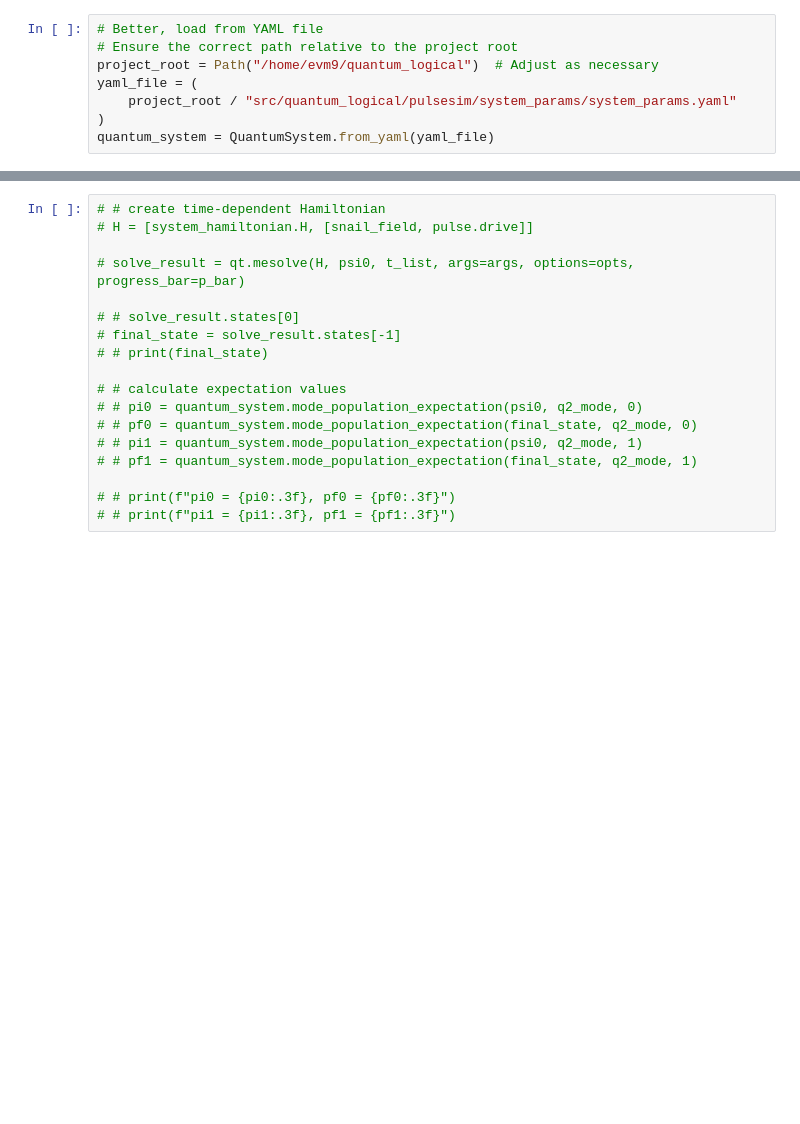
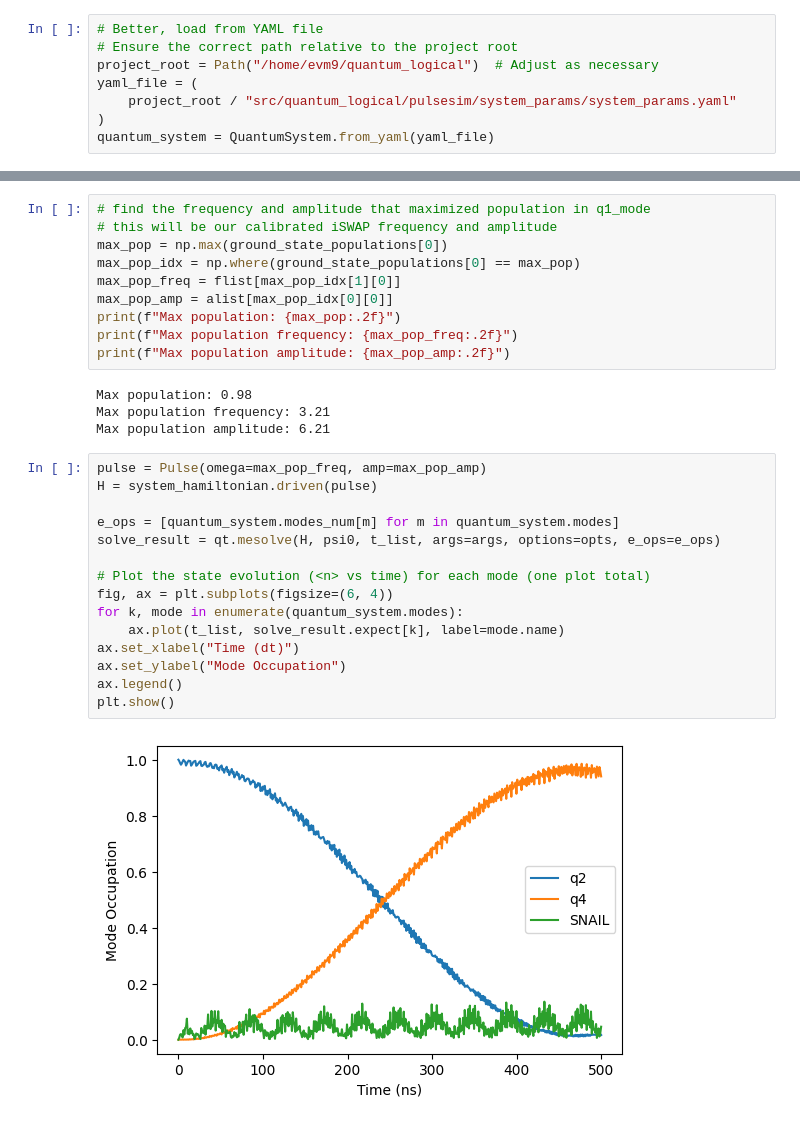
Before and after one commit to Pitt-JonesLab/quantum_logical, a Jupyter notebook: src/notebooks/pulse_sim/01_snail_qubit.ipynb, the cells around one changed output, grey strips where cells are left out. Cells and saved outputs as stored; diff of their text form; blank space fills up the shorter version.

```diff
--- a/src/notebooks/pulse_sim/01_snail_qubit.ipynb
+++ b/src/notebooks/pulse_sim/01_snail_qubit.ipynb
@@ -139,18 +141,31 @@ plt.show()
-# %%
-# # create time-dependent Hamiltonian
-# H = [system_hamiltonian.H, [snail_field, pulse.drive]]
-
-# solve_result = qt.mesolve(H, psi0, t_list, args=args, options=opts, progress_bar=p_bar)
-
-# # solve_result.states[0]
-# final_state = solve_result.states[-1]
-# # print(final_state)
-
-# # calculate expectation values
-# # pi0 = quantum_system.mode_population_expectation(psi0, q2_mode, 0)
-# # pf0 = quantum_system.mode_population_expectation(final_state, q2_mode, 0)
-# # pi1 = quantum_system.mode_population_expectation(psi0, q2_mode, 1)
-# # pf1 = quantum_system.mode_population_expectation(final_state, q2_mode, 1)
-
-# # print(f"pi0 = {pi0:.3f}, pf0 = {pf0:.3f}")
-# # print(f"pi1 = {pi1:.3f}, pf1 = {pf1:.3f}")
+# %%
+# find the frequency and amplitude that maximized population in q1_mode
+# this will be our calibrated iSWAP frequency and amplitude
+max_pop = np.max(ground_state_populations[0])
+max_pop_idx = np.where(ground_state_populations[0] == max_pop)
+max_pop_freq = flist[max_pop_idx[1][0]]
+max_pop_amp = alist[max_pop_idx[0][0]]
+print(f"Max population: {max_pop:.2f}")
+print(f"Max population frequency: {max_pop_freq:.2f}")
+print(f"Max population amplitude: {max_pop_amp:.2f}")
+# %% [output]
+Max population: 0.98
+Max population frequency: 3.21
+Max population amplitude: 6.21
+# %%
+pulse = Pulse(omega=max_pop_freq, amp=max_pop_amp)
+H = system_hamiltonian.driven(pulse)
+
+e_ops = [quantum_system.modes_num[m] for m in quantum_system.modes]
+solve_result = qt.mesolve(H, psi0, t_list, args=args, options=opts, e_ops=e_ops)
+
+# Plot the state evolution (<n> vs time) for each mode (one plot total)
+fig, ax = plt.subplots(figsize=(6, 4))
+for k, mode in enumerate(quantum_system.modes):
+    ax.plot(t_list, solve_result.expect[k], label=mode.name)
+ax.set_xlabel("Time (dt)")
+ax.set_ylabel("Mode Occupation")
+ax.legend()
+plt.show()
+# %% [output]
+[figure, added]
```
Also changed, not shown: parts of 7 cells of this notebook, 4 other files.
